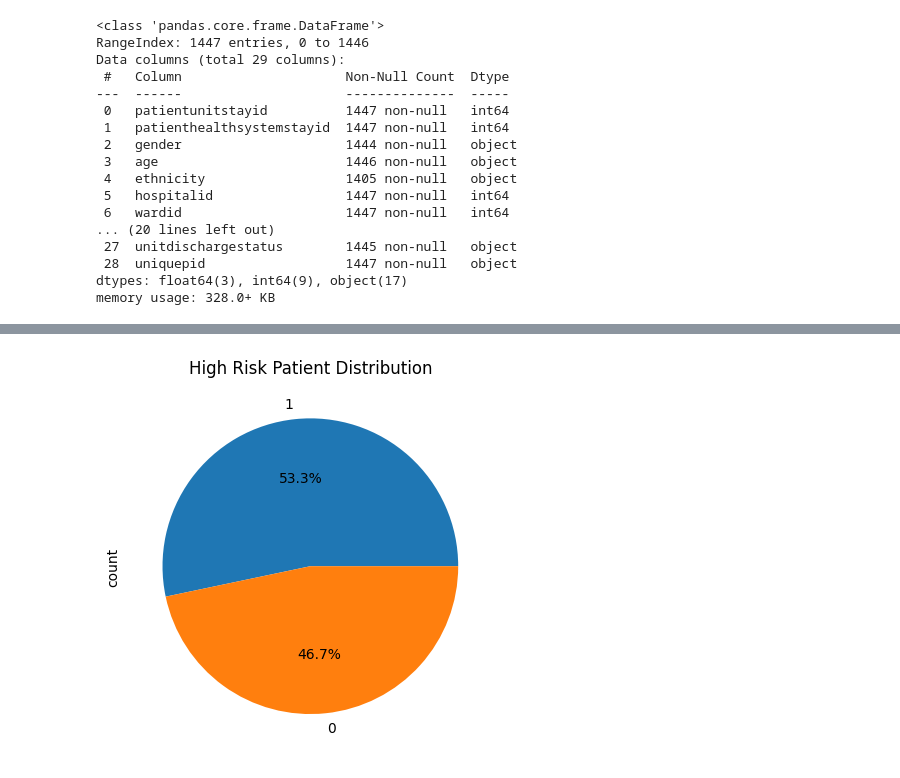
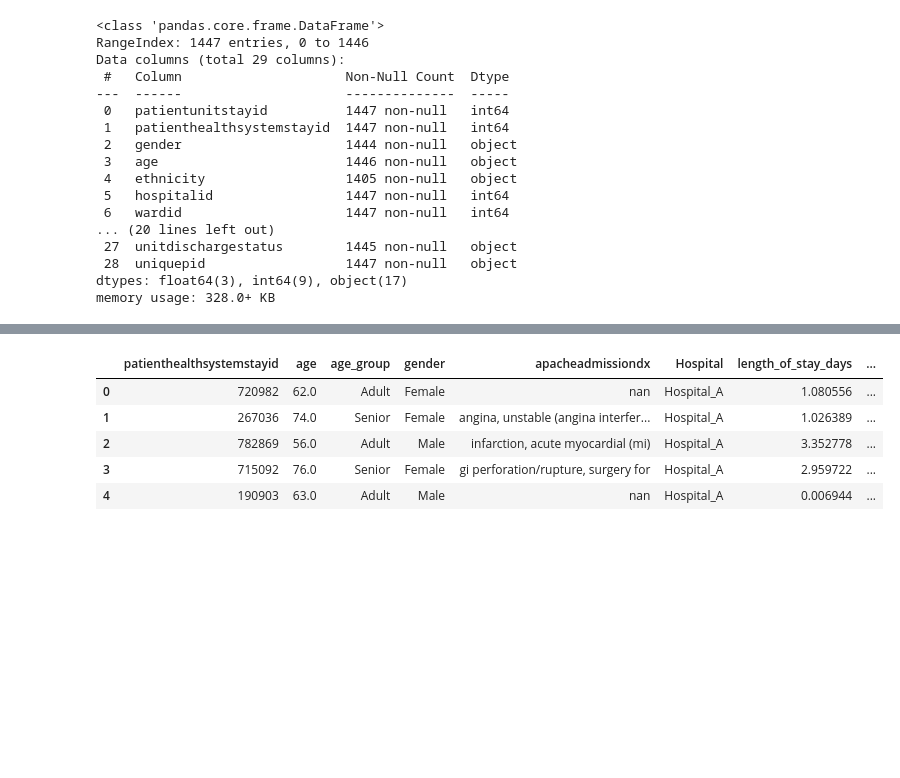
Before and after one commit to RanaAAAli/bachelor-, a Jupyter notebook: notebook71d6f1caa9.ipynb, the cells around one changed output, grey strips where cells are left out. Cells and saved outputs as stored; diff of their text form; code cells hidden in the pictures; blank space fills up the shorter version.

```diff
--- a/notebook71d6f1caa9.ipynb
+++ b/notebook71d6f1caa9.ipynb
@@ -143,8 +140,0 @@ if 'apacheadmissiondx' in df_fragmented.columns:
-# %%
-# Explicitly use .copy() to avoid SettingWithCopyWarning later
-if 'patienthealthsystemstayid' in df_fragmented.columns:
-    df_cleaned = df_fragmented.drop_duplicates(subset=['patienthealthsystemstayid']).copy()
-else:
-    df_cleaned = df_fragmented.copy()
-
-print("Cleaned Dataset Shape:", df_cleaned.shape)
@@ -240,14 +195,4 @@ plt.show()
-# %%
-# Correct length of stay calculation
-df_cleaned['length_of_stay_hours'] = df_cleaned['unitdischargeoffset'] / 60
-df_cleaned['length_of_stay_days'] = df_cleaned['length_of_stay_hours'] / 24
-# %%
-if all(col in df_cleaned.columns for col in ['hospitaladmittime24', 'hospitaldischargetime24']):
-    # Convert columns to datetime to allow for subtraction
-    df_cleaned['hospitaladmittime24'] = pd.to_datetime(df_cleaned['hospitaladmittime24'], format='%H:%M:%S', errors='coerce')
-    df_cleaned['hospitaldischargetime24'] = pd.to_datetime(df_cleaned['hospitaldischargetime24'], format='%H:%M:%S', errors='coerce')
-
-    # Calculate length of stay
-    df_cleaned['length_of_stay'] = (
-        df_cleaned['hospitaldischargetime24'] - df_cleaned['hospitaladmittime24']
-    )
+# %%
+df_cleaned['high_risk_flag'] = df_cleaned['length_of_stay_days'] > 7
+
+df_cleaned[['length_of_stay_days', 'high_risk_flag']].head()
@@ -277,7 +214,0 @@ plt.show()
-# %%
-# Risk distribution
-df_cleaned['high_risk_flag'].value_counts().plot(kind='pie', autopct='%1.1f%%')
-plt.title("High Risk Patient Distribution")
-plt.show()
-# %% [output]
-[figure, removed]
@@ -286,0 +215,22 @@ filtered_df = df_cleaned[df_cleaned['Hospital'] == 'Hospital_A']
+# %%
+df_final = df_cleaned[[
+    'patienthealthsystemstayid',
+    'age',
+    'age_group',
+    'gender',
+    'apacheadmissiondx',
+    'Hospital',
+    'length_of_stay_days',
+    'risk_level',
+    'weight_change',
+    'hospitaldischargestatus'
+]]
+
+df_final.head()
+# %% [output]
+|  | patienthealthsystemstayid | age | age_group | gender | apacheadmissiondx | Hospital | length_of_stay_days | ... |
+| 0 | 720982 | 62.0 | Adult | Female | nan | Hospital_A | 1.080556 | ... |
+| 1 | 267036 | 74.0 | Senior | Female | angina, unstable (angina interfer... | Hospital_A | 1.026389 | ... |
+| 2 | 782869 | 56.0 | Adult | Male | infarction, acute myocardial (mi) | Hospital_A | 3.352778 | ... |
+| 3 | 715092 | 76.0 | Senior | Female | gi perforation/rupture, surgery for | Hospital_A | 2.959722 | ... |
+| 4 | 190903 | 63.0 | Adult | Male | nan | Hospital_A | 0.006944 | ... |
```
Also changed, not shown: parts of 18 cells of this notebook.
